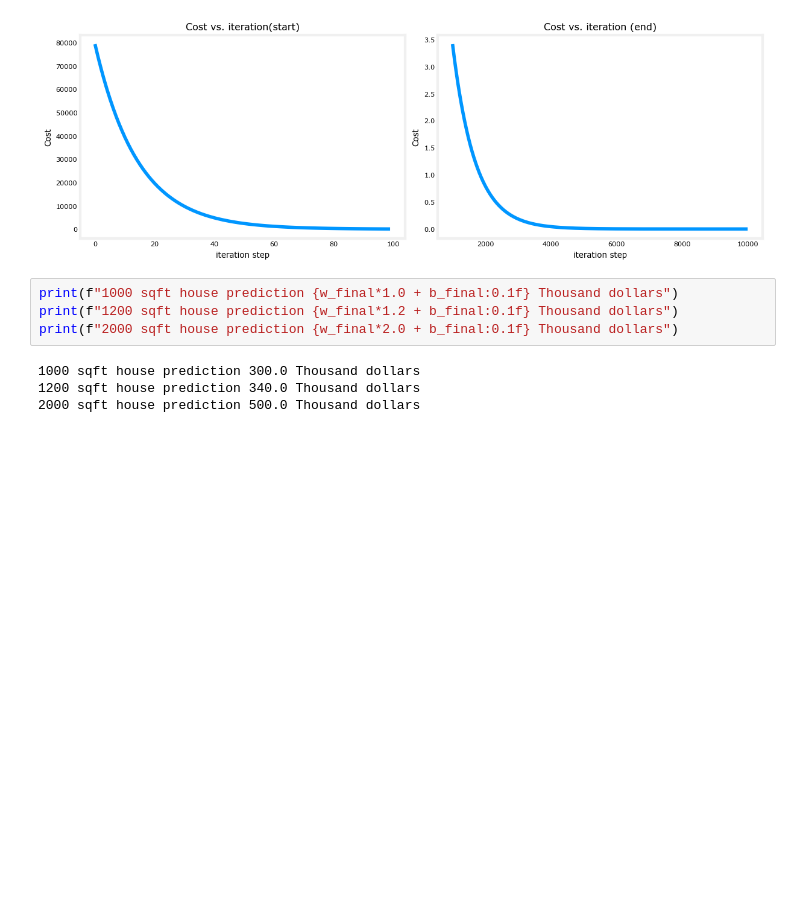
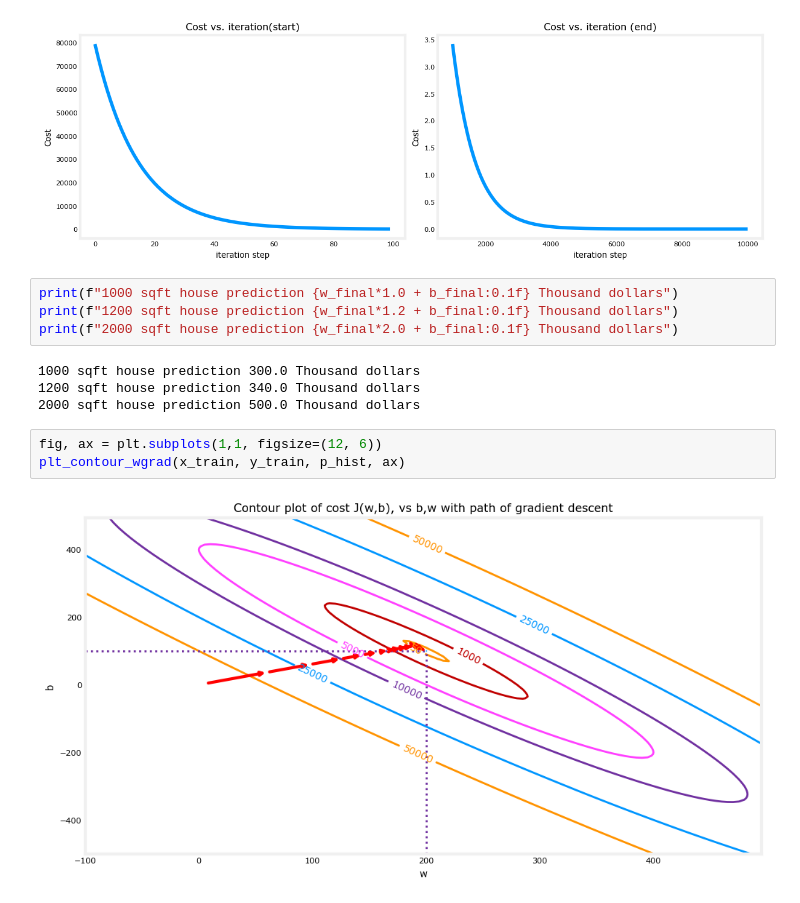
Before and after one commit to emmanuelakinmokun/ml-trailhead, a Jupyter notebook: Phase_2/gradient_descent.ipynb, the cells around one changed output. Cells and saved outputs as stored; diff of their text form; blank space fills up the shorter version.

Commit message:
Plotting

```diff
--- a/Phase_2/gradient_descent.ipynb
+++ b/Phase_2/gradient_descent.ipynb
@@ -140,3 +140,8 @@ print(f"2000 sqft house prediction {w_final*2.0 + b_final:0.1f} Thousand dollars
 1000 sqft house prediction 300.0 Thousand dollars
 1200 sqft house prediction 340.0 Thousand dollars
 2000 sqft house prediction 500.0 Thousand dollars
+# %%
+fig, ax = plt.subplots(1,1, figsize=(12, 6))
+plt_contour_wgrad(x_train, y_train, p_hist, ax)
+# %% [output]
+[figure, added]
```
